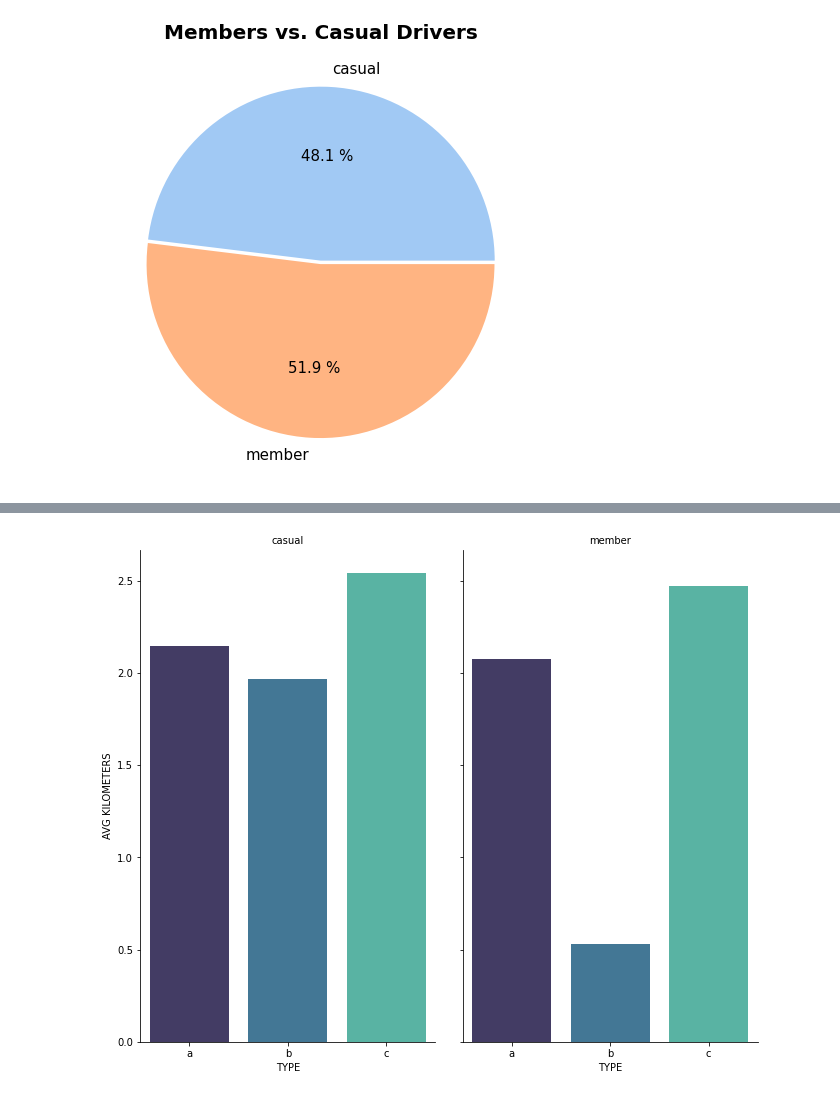
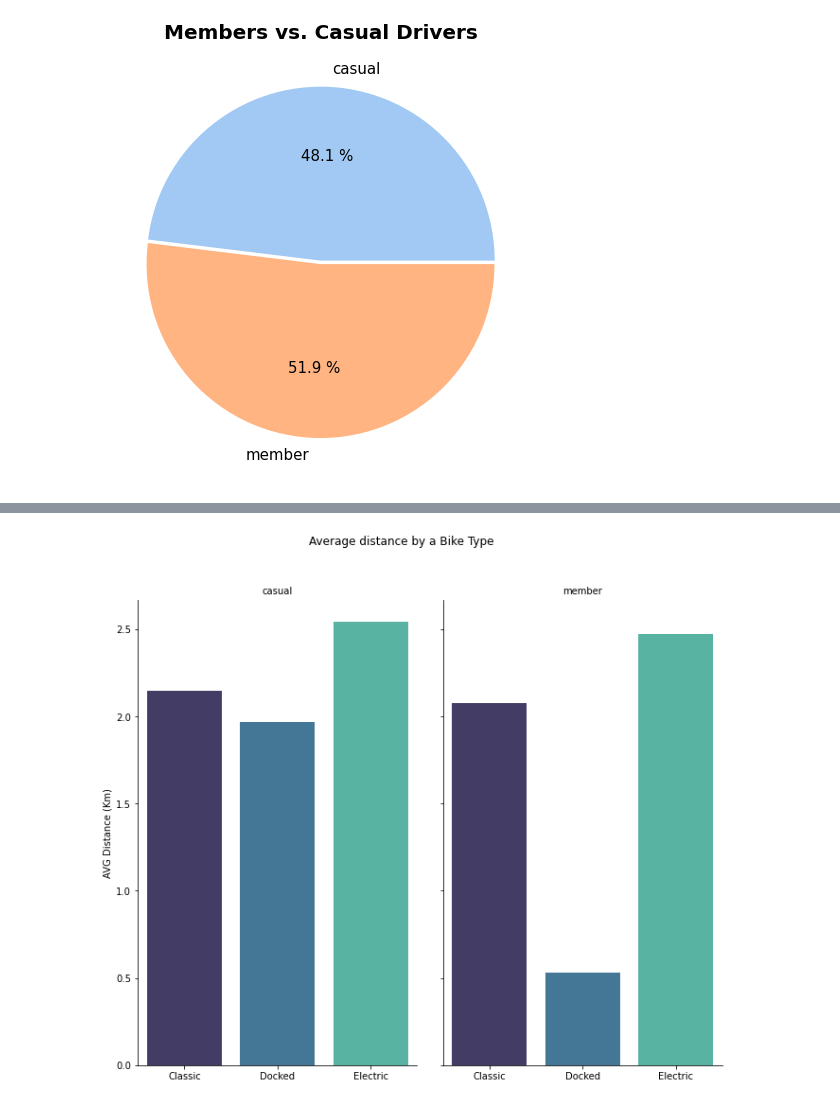
Before and after one commit to artyomvp1/projects, a Jupyter notebook: cyclistic/cyclistic.ipynb, the cells around one changed output, grey strips where cells are left out. Cells and saved outputs as stored; diff of their text form; code cells hidden in the pictures.

```diff
--- a/cyclistic/cyclistic.ipynb
+++ b/cyclistic/cyclistic.ipynb
@@ -313,17 +318,19 @@ plt.show()
 # %%
 # Casual/Member avg DISTANCE and bike type
 avg_distance = df[['member_casual', 'rideable_type', 'distance_km']].groupby(['member_casual', 'rideable_type']).mean()
 avg_distance.reset_index(drop=False, inplace=True)
 
+# Barplot (facegrid)
 g = sns.FacetGrid(avg_distance, col='member_casual')
 g.map(sns.barplot, 'rideable_type', 'distance_km', order=['classic_bike', 'docked_bike', 'electric_bike'], palette='mako')
 
 # Non-data parameters
+g.fig.suptitle('Average distance by a Bike Type')
 g.fig.set_size_inches(10,10)
 g.set_titles(col_template="{col_name}")
-g.set_axis_labels('TYPE', 'AVG KILOMETERS')
-g.set_xticklabels(['a', 'b', 'c'])
+g.set_axis_labels('', 'AVG Distance (Km)')
+g.set_xticklabels(['Classic', 'Docked', 'Electric'])
 
 plt.show()
 # %% [output]
-[figure, old version]
+[figure, new version]
```
Also changed, not shown: parts of 15 cells of this notebook.
